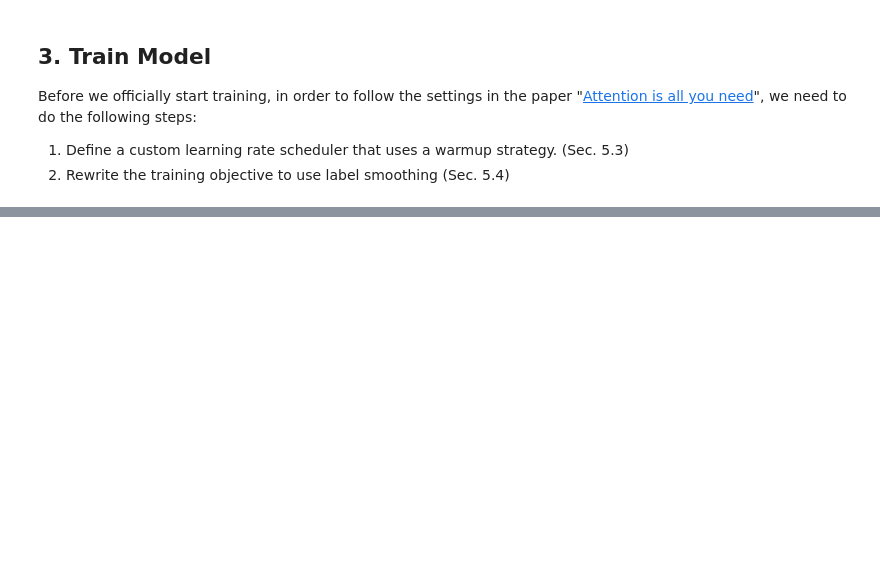
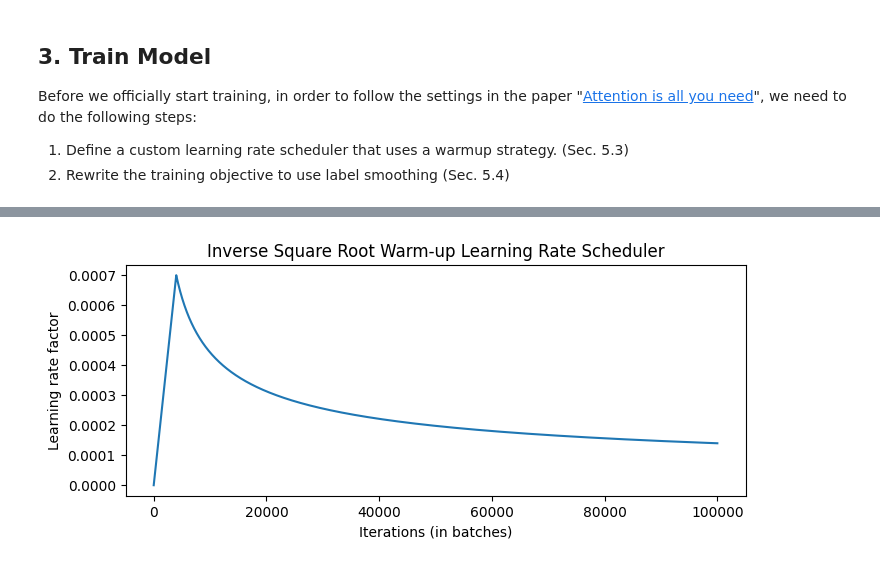
Before and after one commit to Kami-chanw/SeekDeeper, a Jupyter notebook: transformer/train.ipynb, the cells around one changed output, grey strips where cells are left out. Drawn from its saved outputs; the diff is of its cells as text; code cells hidden in the pictures; blank space fills up the shorter version.

Commit message:
finish transformer

```diff
--- a/transformer/train.ipynb
+++ b/transformer/train.ipynb
@@ -5,29 +5,23 @@ It contians following steps:
 2. Build the vocabulary, i.e. the tokens for the index dictionary. A list of special tokens (e.g. `<eos>`, `<pad>`) is prepended to the entire table.
 3. Prepare dataset and dataloader.
 # %%
-from data import load_data
-from modules import Transformer
+from data import load_data, PAD_TOKEN, SOS_TOKEN, EOS_TOKEN
 import os
-os.environ["CUDA_VISIBLE_DEVICES"] = "0,1,2,3"
 import torch
-import torch.nn as nn
-import torch.optim as optim
-import torch.nn.functional as F
 import config
-from tqdm import tqdm
-import sacrebleu
+from tqdm.notebook import tqdm
+
 
 os.makedirs(config.checkpoint_dir, exist_ok=True)
+
+device = torch.device("cuda")
 
 src_lang = "en"
 tgt_lang = "de"
 
-src_vocab, tgt_vocab, train_dataloader, valid_dataloader, test_dataloader = (
-    load_data(src_lang, tgt_lang)
+src_tokenizer, tgt_tokenizer, train_loader, valid_loader = load_data(
+    src_lang, tgt_lang, ["train", "valid"]
 )
 
-
 torch.manual_seed(3407)
-config.device = torch.device("cuda:3")
-config.device
 # %% [output]
@@ -161,0 +61,27 @@ def evaluate():
+# %%
+import torch.optim as optim
+import torch.nn as nn
+from utils import WarmupScheduler
+import matplotlib.pyplot as plt
+
+optimizer = optim.Adam(
+    [nn.Parameter(torch.empty(4, 4))],
+    betas=config.betas,
+    eps=config.adam_eps,
+)
+
+scheduler = WarmupScheduler(optimizer, config.d_model, config.warmup_step)
+
+lrs = []
+for _ in range(100000):
+    optimizer.step()
+    lrs.append(scheduler.get_last_lr())
+    scheduler.step()
+plt.figure(figsize=(8, 3))
+plt.plot(lrs)
+plt.ylabel("Learning rate factor")
+plt.xlabel("Iterations (in batches)")
+plt.title("Inverse Square Root Warm-up Learning Rate Scheduler")
+plt.show()
+# %% [output]
+[figure, added]
```
Also changed, not shown: parts of 14 cells of this notebook, 26 other files.
